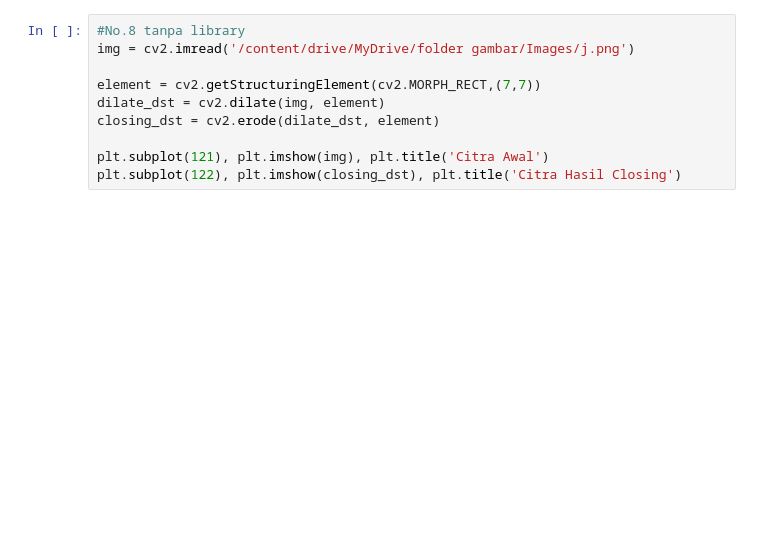
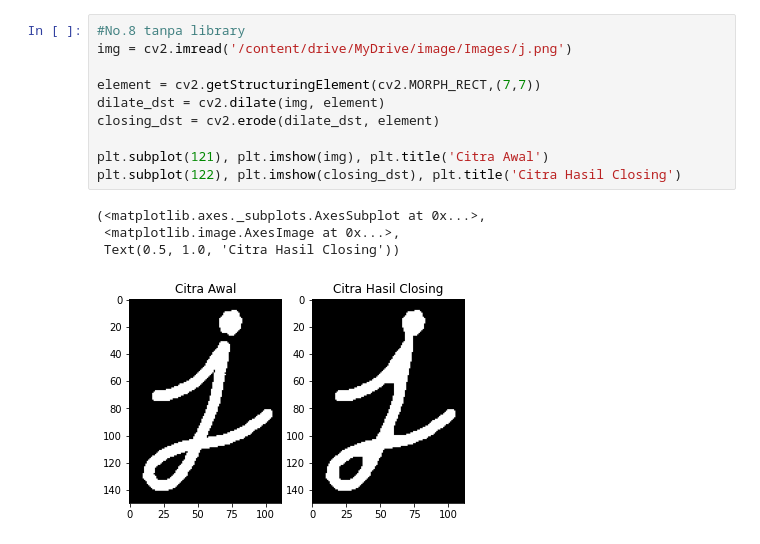
Before and after one commit to Aldirhezaldi/PCVK_Genap_2021, a Jupyter notebook: week9.ipynb, the cells around one changed output. Drawn from its saved outputs; the diff is of its cells as text; blank space fills up the shorter version.

```diff
--- a/week9.ipynb
+++ b/week9.ipynb
@@ -67,10 +107,15 @@ plt.subplot(122), plt.imshow(closing), plt.title('Citra Hasil Closing')
 # %%
 #No.8 tanpa library
-img = cv2.imread('/content/drive/MyDrive/folder gambar/Images/j.png')
+img = cv2.imread('/content/drive/MyDrive/image/Images/j.png')
 
 element = cv2.getStructuringElement(cv2.MORPH_RECT,(7,7))
 dilate_dst = cv2.dilate(img, element)
 closing_dst = cv2.erode(dilate_dst, element)
 
 plt.subplot(121), plt.imshow(img), plt.title('Citra Awal')
 plt.subplot(122), plt.imshow(closing_dst), plt.title('Citra Hasil Closing')
+# %% [output]
+(<matplotlib.axes._subplots.AxesSubplot at 0x...>,
+ <matplotlib.image.AxesImage at 0x...>,
+ Text(0.5, 1.0, 'Citra Hasil Closing'))
+[figure, added]
```
Also changed, not shown: parts of 9 cells of this notebook.
